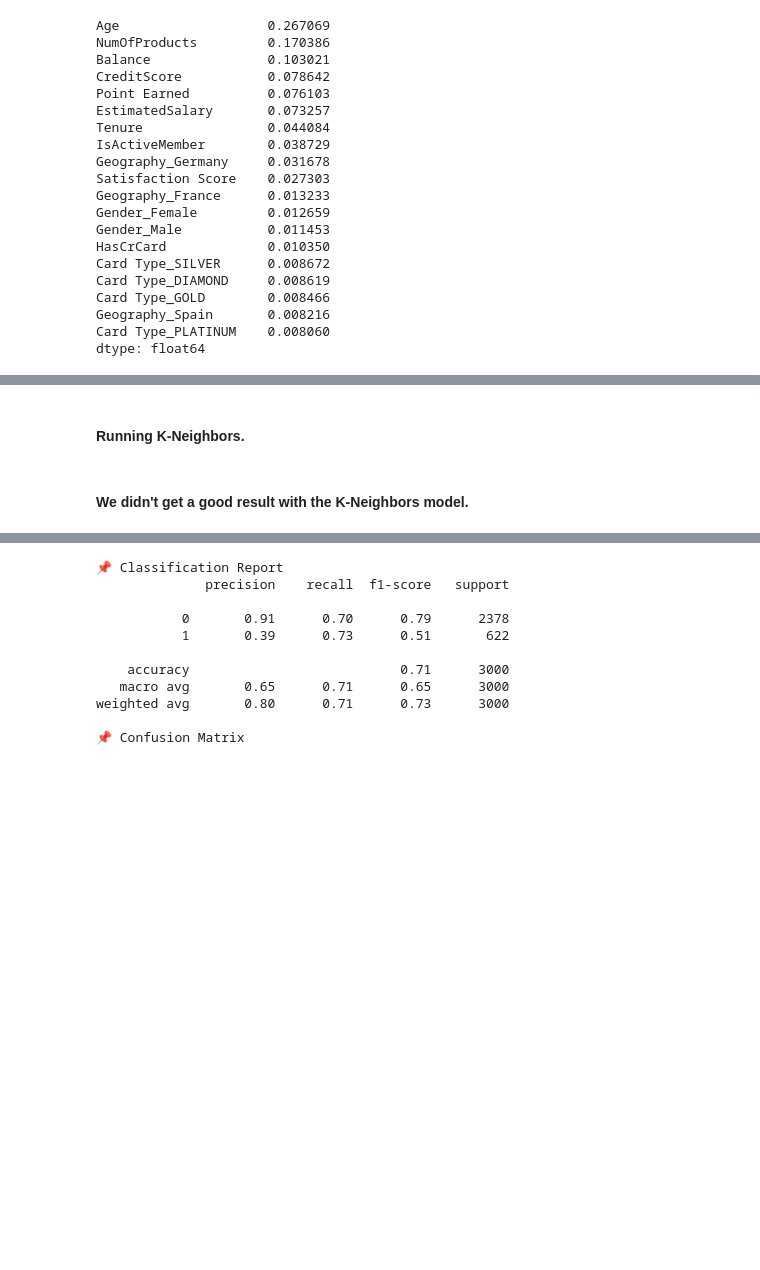
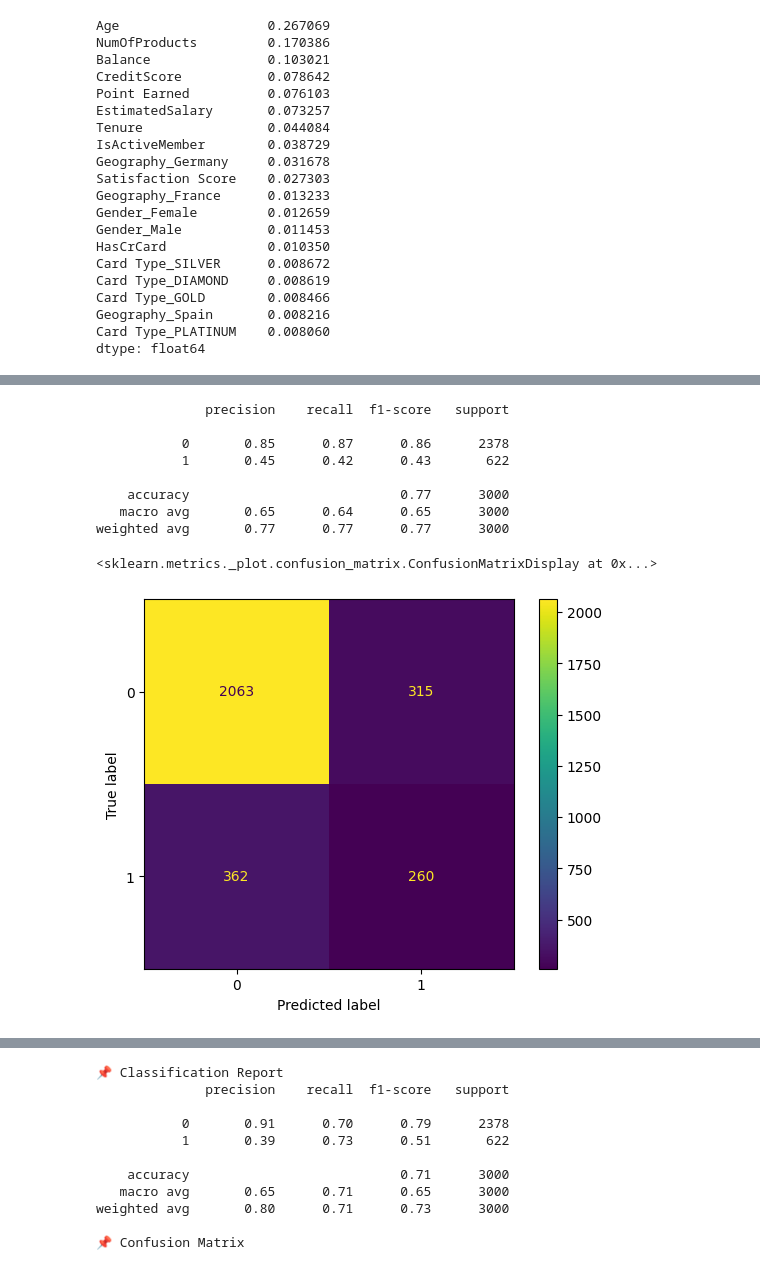
Before and after one commit to mberke1597/Churn, a Jupyter notebook: customer-churn.ipynb, the cells around one changed output, grey strips where cells are left out. Cells and saved outputs as stored; diff of their text form; code cells hidden in the pictures; blank space fills up the shorter version.

```diff
--- a/customer-churn.ipynb
+++ b/customer-churn.ipynb
@@ -691,15 +659,26 @@ grid.best_params_, grid.best_score_
-# %% [markdown]
-#### Running K-Neighbors.
-# %% [markdown]
-#### We didn't get a good result with the K-Neighbors model.
 # %%
+from sklearn.metrics import ConfusionMatrixDisplay, classification_report
+
 knn = KNeighborsClassifier(n_neighbors = 1, metric = 'minkowski', p = 2)
 knn.fit(X_train, y_train)
 previsoes = knn.predict(X_test)
 
-cm = ConfusionMatrix(knn)
-cm.fit(X_train, y_train)
-cm.score(X_test, y_test)
+# Classification report
+print(classification_report(y_test, previsoes))
+
+# Confusion Matrix
+ConfusionMatrixDisplay.from_predictions(y_test, previsoes)
+# %% [output]
+              precision    recall  f1-score   support
+
+           0       0.85      0.87      0.86      2378
+           1       0.45      0.42      0.43       622
+
+    accuracy                           0.77      3000
+   macro avg       0.65      0.64      0.65      3000
+weighted avg       0.77      0.77      0.77      3000
+<sklearn.metrics._plot.confusion_matrix.ConfusionMatrixDisplay at 0x...>
+[figure, added]
 # %%
 classification_knn = (classification_report(y_test, previsoes))
 print(classification_knn)
```
Also changed, not shown: parts of 77 cells of this notebook, 1 other file.
